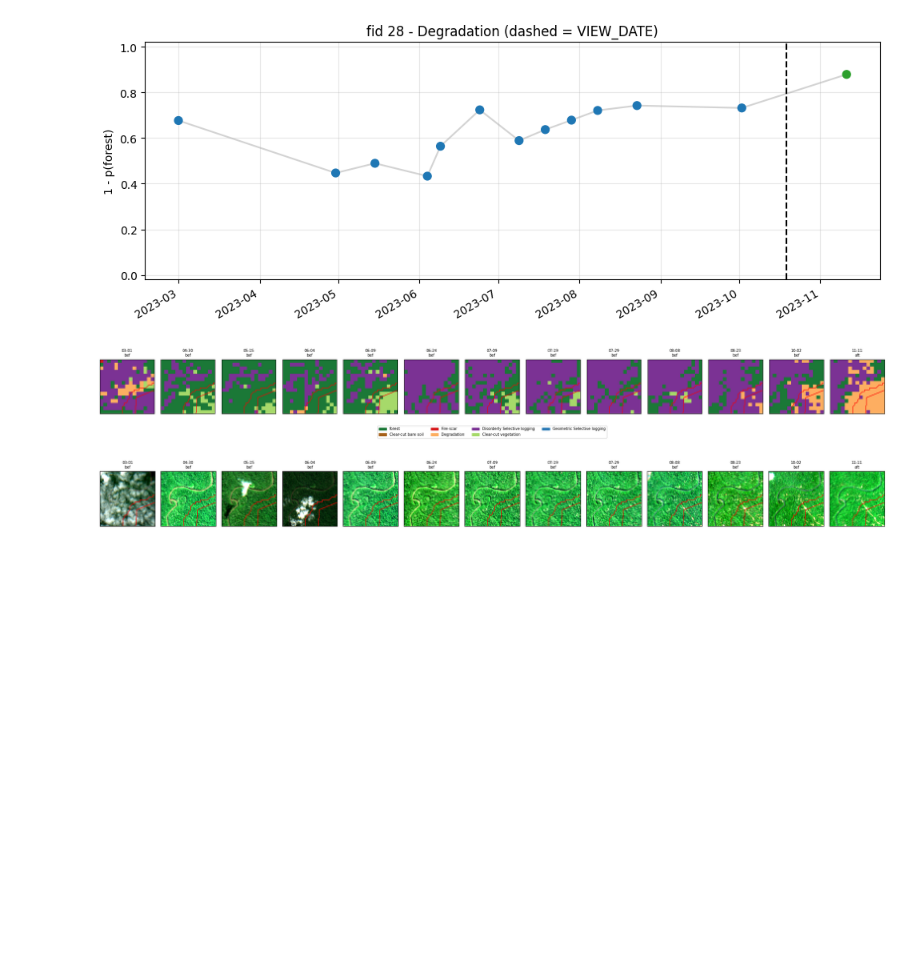
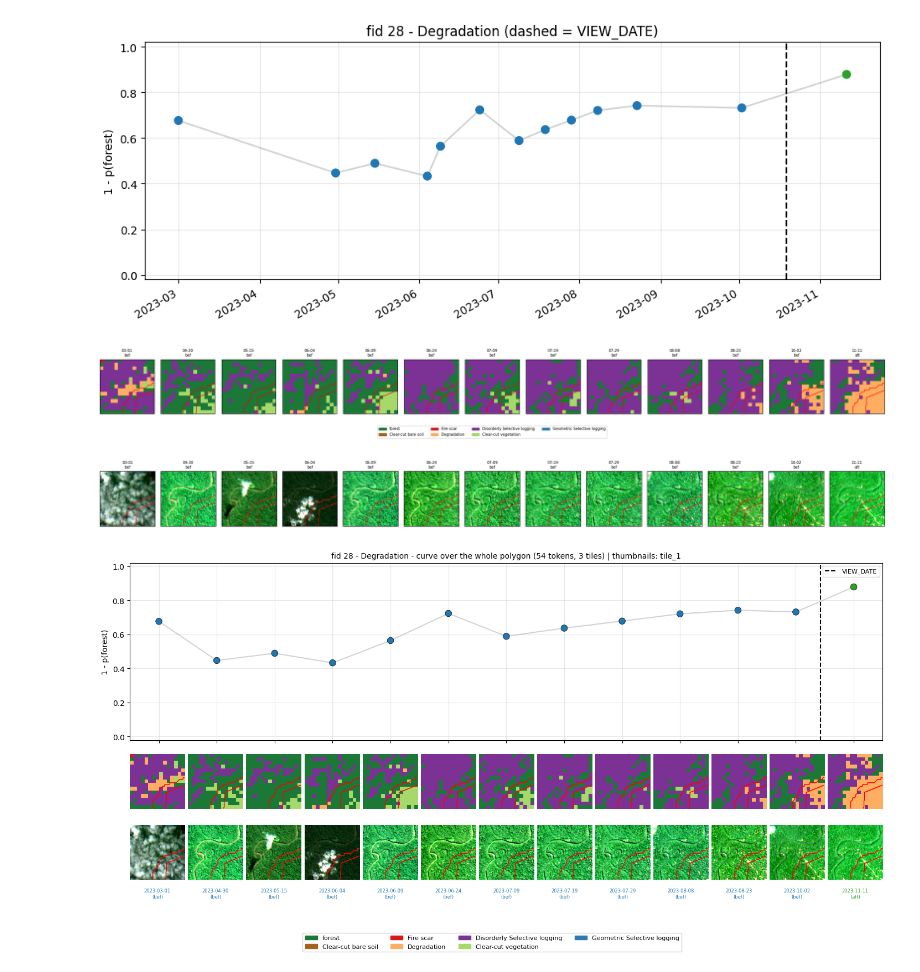
Before and after one commit to Angelicarjs/tropical_forest_disturbance, a Jupyter notebook: nrt_test.ipynb, the cells around one changed output. Cells and saved outputs as stored; diff of their text form; code cells hidden in the pictures; blank space fills up the shorter version.

```diff
--- a/nrt_test.ipynb
+++ b/nrt_test.ipynb
@@ -163,3 +163,84 @@ fig.tight_layout()
 plt.show()
 # %% [output]
 [figure]
+# %%
+import matplotlib.gridspec as gridspec
+from eval_plots import CMAP, NORM, NAMES, CLASS_COLORS, _outline_polygon
+
+WIN_COLORS = {"bef": "tab:blue", "evt": "tab:red", "aft": "tab:green"}
+
+TILE = raw.loc[raw.n_tok.idxmax(), "tile"]        # tile shown in the thumbnails
+
+# Polygon mask for that tile: fine (120x120) for the red outlines.
+with rasterio.open(glob.glob(f"{TILES}/s2_l2a/fid_{FID}/*/*/{TILE}.tif")[0]) as src:
+    fine = rasterize(polys, (src.height, src.width), transform=src.transform)
+
+# --- Thumbnails: class map + RGB, for the chosen tile only ----------------
+thumbs = {}
+for npy in glob.glob(f"embeddings/joint/fid_{FID}/*/*/{TILE}.npy"):
+    win, img_dir = npy.split("/")[3], npy.split("/")[4]
+    s2_id = img_dir.split("__")[0]                 # joint dirs are "<s2id>__<s1id>"
+
+    pred = clf.predict(np.load(npy).reshape(-1, 768)).reshape(15, 15)
+
+    with rasterio.open(f"{TILES}/s2_l2a/fid_{FID}/{win}/{s2_id}/{TILE}.tif") as src:
+        rgb = np.stack([src.read(b).astype("float32") for b in (4, 3, 2)], -1)
+    lo, hi = np.percentile(rgb, [2, 98])           # percentile stretch to [0, 1]
+
+    thumbs[re.search(r"(\d{8})T", img_dir).group(1)] = {
+        "pred": pred, "rgb": np.clip((rgb - lo) / (hi - lo + 1e-6), 0, 1)}
+
+# --- The curve comes from df: WHOLE polygon, every tile -------------------
+curve = df.sort_values("date").reset_index(drop=True)
+keys = curve.date.dt.strftime("%Y%m%d")
+T = len(curve)
+colors = [WIN_COLORS[w] for w in curve.win]
+missing = [k for k in keys if k not in thumbs]
+if missing:
+    print(f"{len(missing)}/{T} dates have no {TILE} thumbnail (other tiles only): {missing}")
+
+fig = plt.figure(figsize=(max(10, 1.35 * T), 8))
+gs = gridspec.GridSpec(3, T, height_ratios=[3, 1, 1], hspace=0.12, wspace=0.06)
+
+# Top: FID-level curve. Plotted against index position (not real dates) so
+# every point sits exactly above its thumbnails.
+ax = fig.add_subplot(gs[0, :])
+ax.plot(range(T), curve.p_dist, "-", color="lightgray", zorder=1)
+ax.scatter(range(T), curve.p_dist, c=colors, s=70, edgecolors="black", lw=0.5, zorder=3)
+
+# VIEW_DATE interpolated to index position (same trick as joint_pca_with_thumbs)
+evt = pd.to_datetime(sub["VIEW_DATE"].iloc[0])
+pos = float(np.interp(evt.value, [t.value for t in curve.date], range(T)))
+ax.axvline(pos, color="black", ls="--", lw=1.5, zorder=0, label="VIEW_DATE")
+
+ax.set_xlim(-0.5, T - 0.5); ax.set_xticks(range(T)); ax.set_xticklabels([])
+ax.set_ylim(-0.02, 1.02); ax.set_ylabel("1 - p(forest)")
+ax.grid(alpha=0.3); ax.legend(fontsize=8)
+ax.set_title(f"fid {FID} - {sub['CLASSNAME'].iloc[0]} - curve over the whole polygon "
+            f"({curve.n_tok.iloc[0]} tokens, {curve.n_tiles.iloc[0]} tiles) | "
+            f"thumbnails: {TILE}", fontsize=10)
+
+# Middle: predicted class map. Bottom: RGB, date as title.
+for i, (key, win) in enumerate(zip(keys, curve.win)):
+    t = thumbs.get(key)
+    if t is None:
+        continue                                   # this tile has no image that date
+
+    ax_map = fig.add_subplot(gs[1, i])
+    ax_map.imshow(t["pred"], cmap=CMAP, norm=NORM, interpolation="nearest")
+    _outline_polygon(ax_map, fine, 15, 15)         # red polygon boundary
+    ax_map.axis("off")
+
+    ax_rgb = fig.add_subplot(gs[2, i])
+    ax_rgb.imshow(t["rgb"])
+    _outline_polygon(ax_rgb, fine, *t["rgb"].shape[:2])
+    ax_rgb.set_title(f"{key[:4]}-{key[4:6]}-{key[6:]}\n({win})",
+                    fontsize=6, color=WIN_COLORS[win], y=-0.42)
+    ax_rgb.axis("off")
+
+fig.legend([plt.Rectangle((0, 0), 1, 1, color=CLASS_COLORS[c]) for c in range(7)],
+            NAMES, loc="lower center", ncol=4, fontsize=8)
+fig.subplots_adjust(bottom=0.16)
+plt.show()
+# %% [output]
+[figure, added]
```
Also changed, not shown: parts of 1 cell of this notebook, 44 other files.
